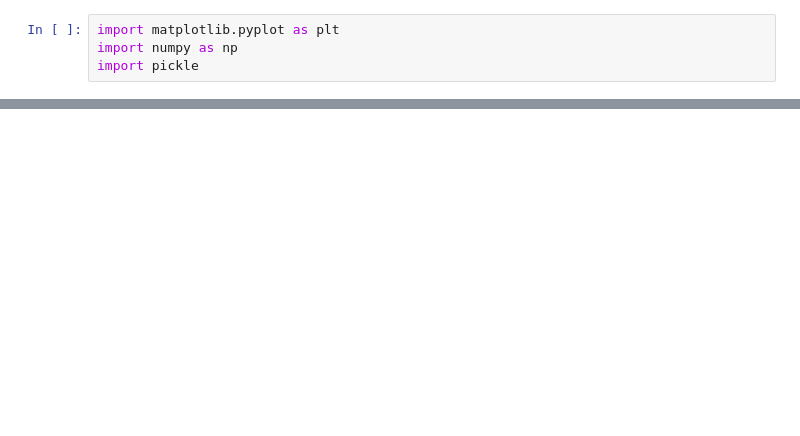
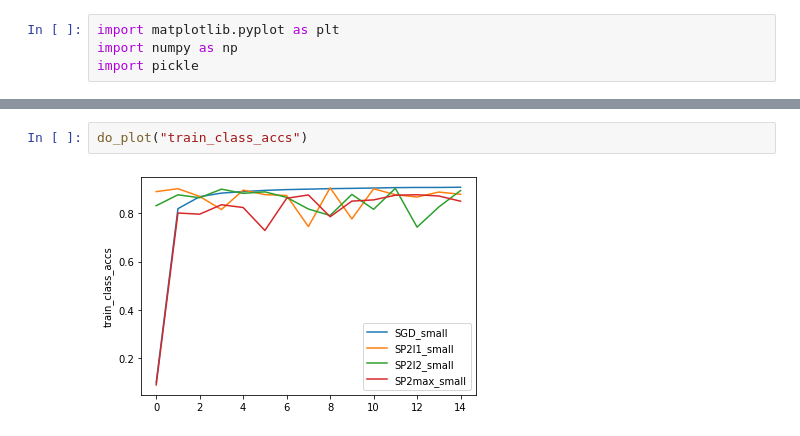
Before and after one commit to wswartworth/sps_optimizers, a Jupyter notebook: Untitled.ipynb, the cells around one changed output, grey strips where cells are left out. Saved outputs shown, nothing was run; the diff lists cells and outputs as text; blank space fills up the shorter version.

```diff
--- a/Untitled.ipynb
+++ b/Untitled.ipynb
@@ -15,0 +32,4 @@ plt.plot(data)
+# %%
+do_plot("train_class_accs")
+# %% [output]
+[figure, added]
```
Also changed, not shown: parts of 7 cells of this notebook, 22 other files.
